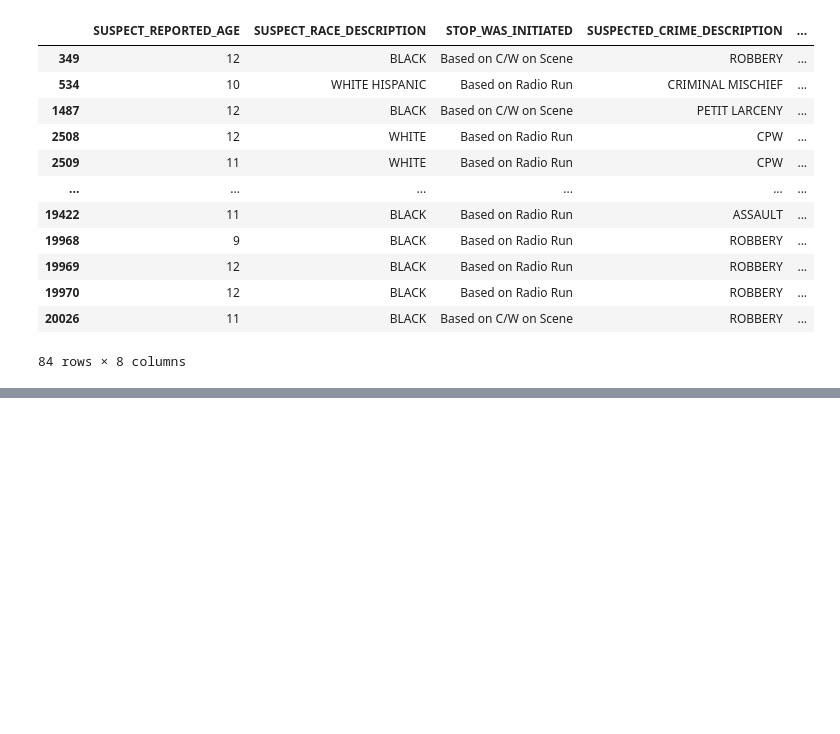
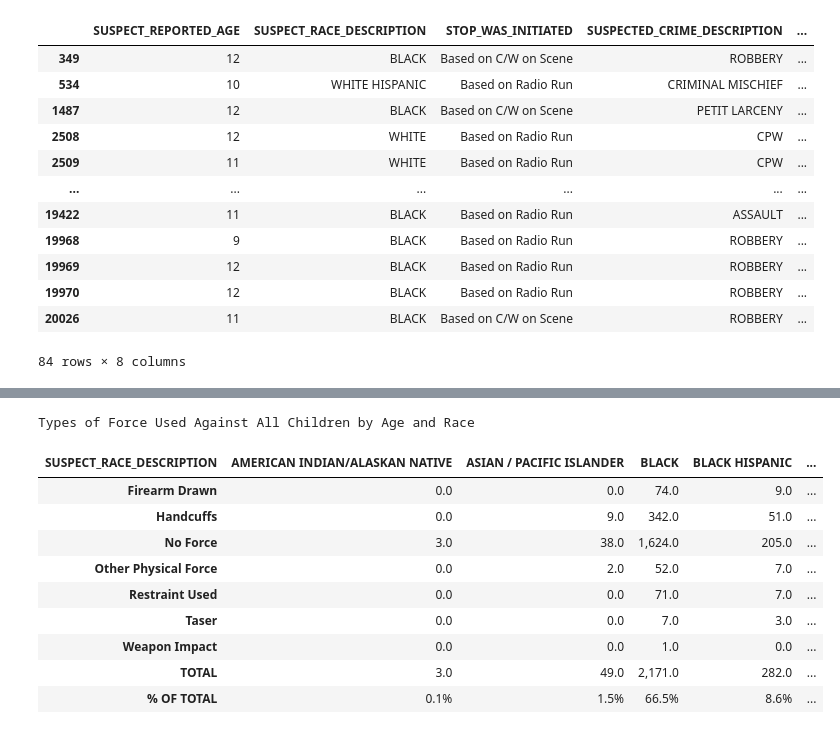
Before and after one commit to gbangban/ml-supervised-kim, a Jupyter notebook: notebook.ipynb, the cells around one changed output, grey strips where cells are left out. Drawn from its saved outputs; the diff is of its cells as text; code cells hidden in the pictures; blank space fills up the shorter version.

```diff
--- a/notebook.ipynb
+++ b/notebook.ipynb
@@ -682,0 +859,21 @@ under_13_df[['SUSPECT_REPORTED_AGE', 'SUSPECT_RACE_DESCRIPTION', 'SUSPECTED_CRIM
+# %%
+all_children_demo_table = (
+    all_children_df.groupby(['FORCE_TYPE', 'SUSPECT_RACE_DESCRIPTION'])
+    .size()
+    .unstack()
+    .fillna(0)
+    .astype(int)
+)
+show_demographic_table(all_children_demo_table, "Types of Force Used Against All Children by Age and Race")
+# %% [output]
+Types of Force Used Against All Children by Age and Race
+| SUSPECT_RACE_DESCRIPTION | AMERICAN INDIAN/ALASKAN NATIVE | ASIAN / PACIFIC ISLANDER | BLACK | BLACK HISPANIC | ... |
+| Firearm Drawn | 0.0 | 0.0 | 74.0 | 9.0 | ... |
+| Handcuffs | 0.0 | 9.0 | 342.0 | 51.0 | ... |
+| No Force | 3.0 | 38.0 | 1,624.0 | 205.0 | ... |
+| Other Physical Force | 0.0 | 2.0 | 52.0 | 7.0 | ... |
+| Restraint Used | 0.0 | 0.0 | 71.0 | 7.0 | ... |
+| Taser | 0.0 | 0.0 | 7.0 | 3.0 | ... |
+| Weapon Impact | 0.0 | 0.0 | 1.0 | 0.0 | ... |
+| TOTAL | 3.0 | 49.0 | 2,171.0 | 282.0 | ... |
+| % OF TOTAL | 0.1% | 1.5% | 66.5% | 8.6% | ... |
```
Also changed, not shown: parts of 28 cells of this notebook.
